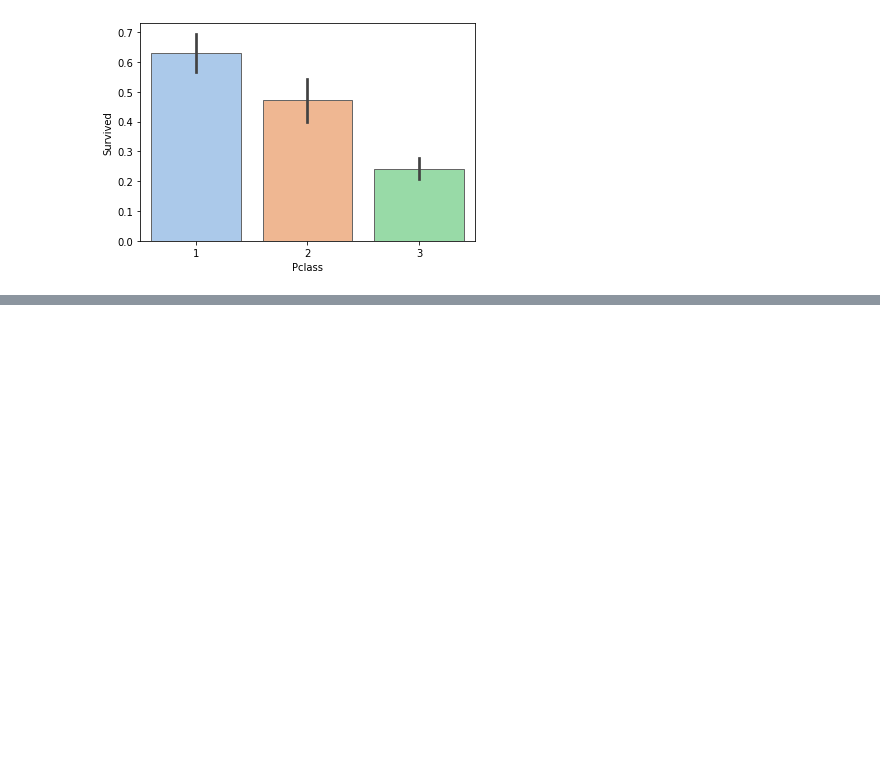
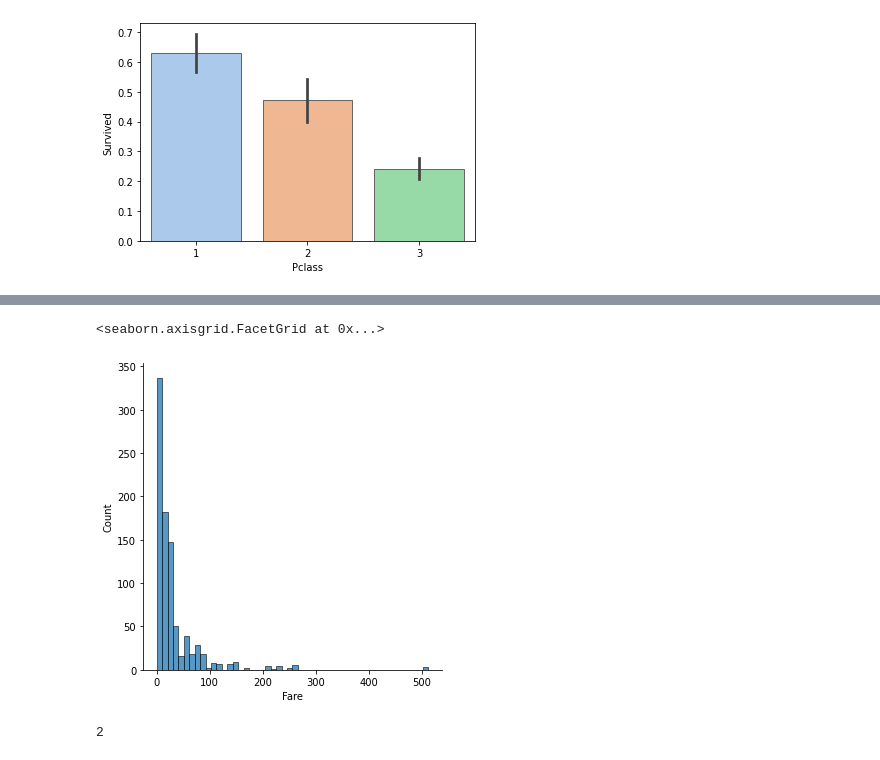
Before and after one commit to lkarjun/Titanic, a Jupyter notebook: logistic.ipynb, the cells around one changed output, grey strips where cells are left out. Cells and saved outputs as stored; diff of their text form; code cells hidden in the pictures; blank space fills up the shorter version.

```diff
--- a/logistic.ipynb
+++ b/logistic.ipynb
@@ -101,0 +137,11 @@ sns.barplot(data=df, x='Pclass', y='Survived', palette='pastel', edgecolor='.4')
+# %%
+sns.displot(df.Fare.dropna(), bins = 50)
+# %% [output]
+<seaborn.axisgrid.FacetGrid at 0x...>
+[figure, added]
+# %%
+print(df.Embarked.isna().sum())
+
+df.Embarked = df.Embarked.fillna('S')
+# %% [output]
+2
```
Also changed, not shown: parts of 4 cells of this notebook.
